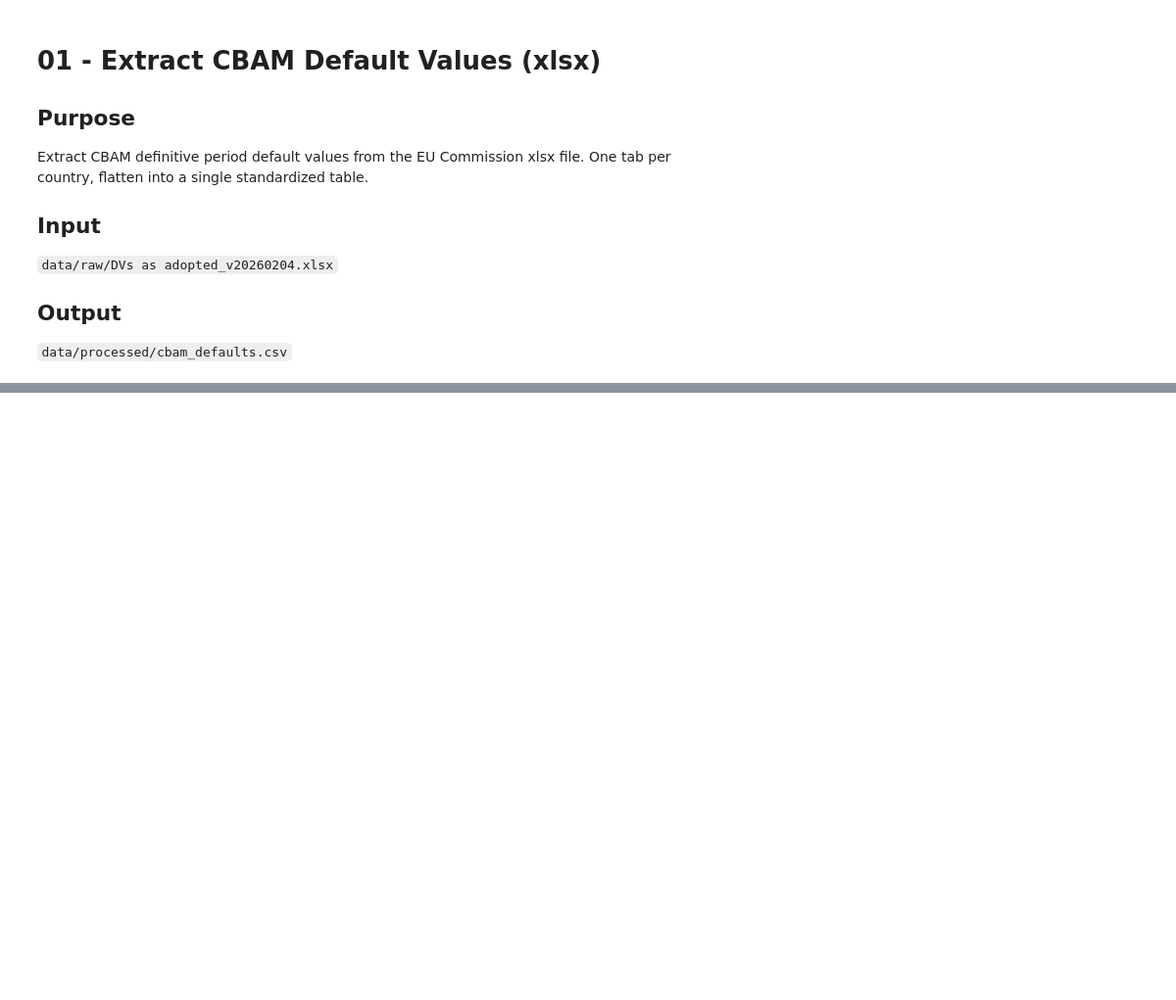
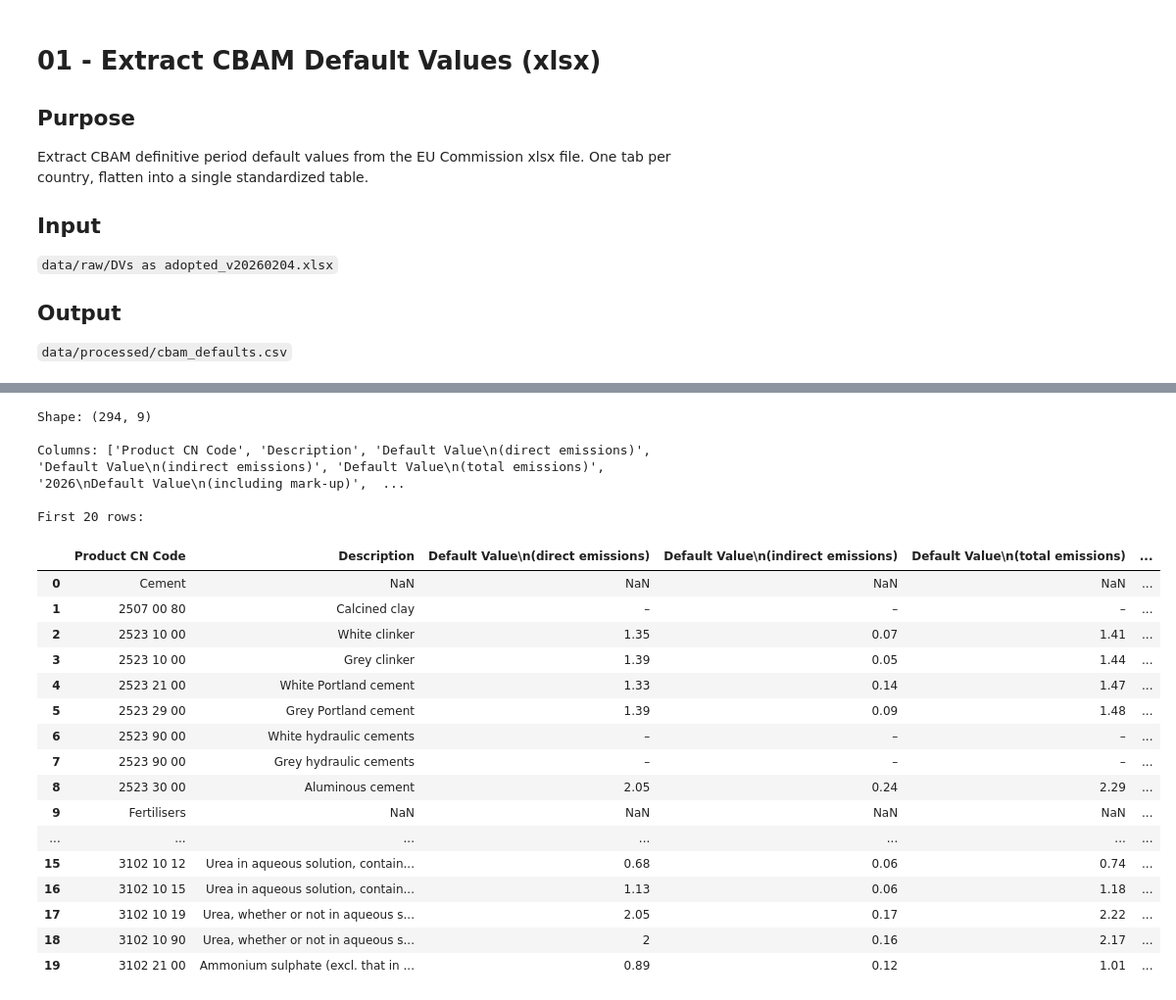
Before and after one commit to M1ck3yJ0/cbam-analysis, a Jupyter notebook: notebooks/01_extract_xlsx.ipynb, the cells around one changed output, grey strips where cells are left out. Shown at 98% size. Saved outputs shown, nothing was run; the diff lists cells and outputs as text; code cells hidden in the pictures; blank space fills up the shorter version.

```diff
--- a/notebooks/01_extract_xlsx.ipynb
+++ b/notebooks/01_extract_xlsx.ipynb
@@ -14,19 +14,15 @@ One tab per country, flatten into a single standardized table.
 import pandas as pd
 from pathlib import Path
 
-# Build path relative to notebook location
-notebook_dir = Path().resolve()
-repo_root = notebook_dir.parent
-xlsx_path = repo_root / "data" / "raw" / "DVs as adopted_v20260204.xlsx"
+# Use the file's actual location
+xlsx_path = Path("/Users/milcahmaryjoseph/Documents/GitHub/cbam-analysis/data/raw/DVs as adopted_v20260204 .xlsx")
 
-print(f"Looking for file at: {xlsx_path}")
 print(f"File exists: {xlsx_path.exists()}")
 
-# Load the workbook and inspect sheet names
 xl = pd.ExcelFile(xlsx_path)
 sheet_names = xl.sheet_names
 
-print(f"\nTotal sheets: {len(sheet_names)}")
+print(f"Total sheets: {len(sheet_names)}")
 print(f"\nFirst 10 sheets: {sheet_names[:10]}")
 print(f"\nLast 10 sheets: {sheet_names[-10:]}")
 # %% [output]
@@ -35,0 +69,31 @@ FileNotFoundError: [Errno 2] No such file or directory: '/Users/milcahmaryjoseph
+# %%
+# Read India tab with row 1 as header
+df_sample = pd.read_excel(xlsx_path, sheet_name="India", header=1)
+
+print("Shape:", df_sample.shape)
+print("\nColumns:", df_sample.columns.tolist())
+print("\nFirst 20 rows:")
+df_sample.head(20)
+# %% [output]
+Shape: (294, 9)
+
+Columns: ['Product CN Code', 'Description', 'Default Value\n(direct emissions)', 'Default Value\n(indirect emissions)', 'Default Value\n(total emissions)', '2026\nDefault Value\n(including mark-up)',  ...
+
+First 20 rows:
+|  | Product CN Code | Description | Default Value\n(direct emissions) | Default Value\n(indirect emissions) | Default Value\n(total emissions) | ... |
+| 0 | Cement | NaN | NaN | NaN | NaN | ... |
+| 1 | 2507 00 80 | Calcined clay | – | – | – | ... |
+| 2 | 2523 10 00 | White clinker | 1.35 | 0.07 | 1.41 | ... |
+| 3 | 2523 10 00 | Grey clinker | 1.39 | 0.05 | 1.44 | ... |
+| 4 | 2523 21 00 | White Portland cement | 1.33 | 0.14 | 1.47 | ... |
+| 5 | 2523 29 00 | Grey Portland cement | 1.39 | 0.09 | 1.48 | ... |
+| 6 | 2523 90 00 | White hydraulic cements | – | – | – | ... |
+| 7 | 2523 90 00 | Grey hydraulic cements | – | – | – | ... |
+| 8 | 2523 30 00 | Aluminous cement | 2.05 | 0.24 | 2.29 | ... |
+| 9 | Fertilisers | NaN | NaN | NaN | NaN | ... |
+| ... | ... | ... | ... | ... | ... | ... |
+| 15 | 3102 10 12 | Urea in aqueous solution, contain... | 0.68 | 0.06 | 0.74 | ... |
+| 16 | 3102 10 15 | Urea in aqueous solution, contain... | 1.13 | 0.06 | 1.18 | ... |
+| 17 | 3102 10 19 | Urea, whether or not in aqueous s... | 2.05 | 0.17 | 2.22 | ... |
+| 18 | 3102 10 90 | Urea, whether or not in aqueous s... | 2 | 0.16 | 2.17 | ... |
+| 19 | 3102 21 00 | Ammonium sulphate (excl. that in ... | 0.89 | 0.12 | 1.01 | ... |
```
Also changed, not shown: parts of 13 cells of this notebook, 1 other file.
